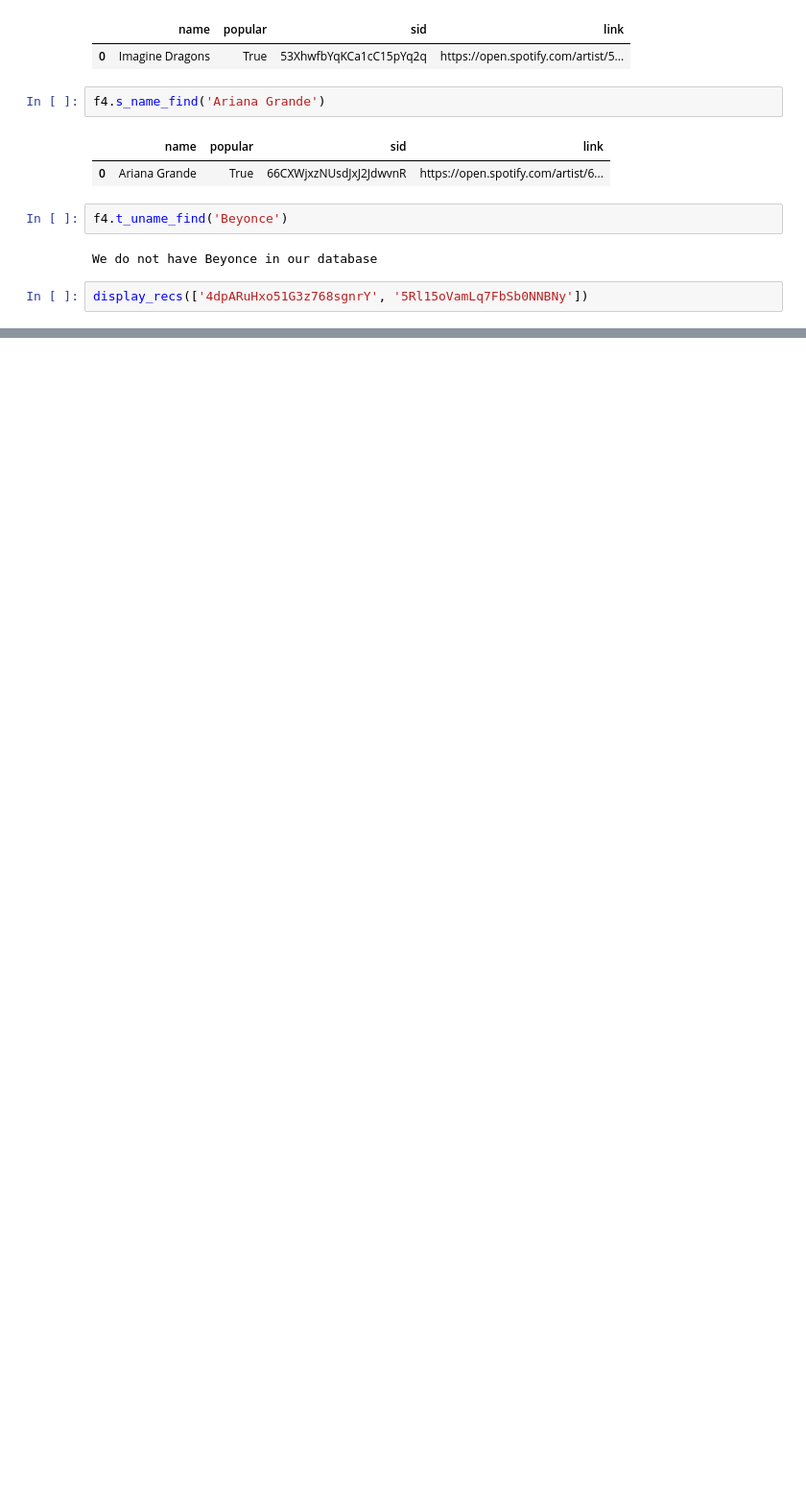
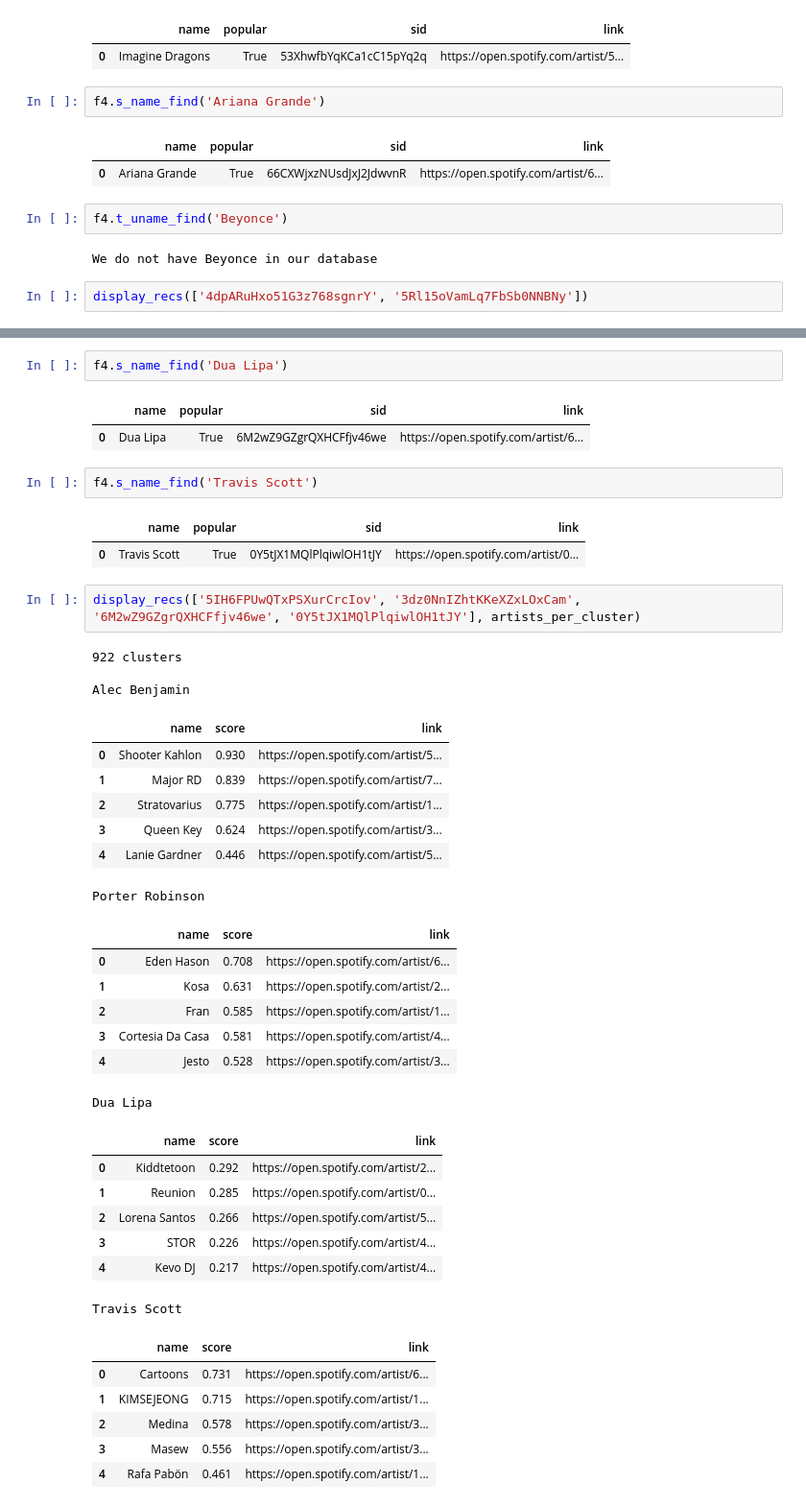
Before and after one commit to TylerJang27/Twitifynd, a Jupyter notebook: Survey Results.ipynb, the cells around one changed output, grey strips where cells are left out. Shown: that part at 96% size. Cells and saved outputs as stored; diff of their text form; blank space fills up the shorter version.

```diff
--- a/Survey Results.ipynb
+++ b/Survey Results.ipynb
@@ -372,0 +481,43 @@ display_recs(['4dpARuHxo51G3z768sgnrY', '5Rl15oVamLq7FbSb0NNBNy'])
+# %%
+f4.s_name_find('Dua Lipa')
+# %% [output]
+|  | name | popular | sid | link |
+| 0 | Dua Lipa | True | 6M2wZ9GZgrQXHCFfjv46we | https://open.spotify.com/artist/6... |
+# %%
+f4.s_name_find('Travis Scott')
+# %% [output]
+|  | name | popular | sid | link |
+| 0 | Travis Scott | True | 0Y5tJX1MQlPlqiwlOH1tJY | https://open.spotify.com/artist/0... |
+# %%
+display_recs(['5IH6FPUwQTxPSXurCrcIov', '3dz0NnIZhtKKeXZxLOxCam', '6M2wZ9GZgrQXHCFfjv46we', '0Y5tJX1MQlPlqiwlOH1tJY'], artists_per_cluster)
+# %% [output]
+922 clusters
+
+Alec Benjamin
+|  | name | score | link |
+| 0 | Shooter Kahlon | 0.930 | https://open.spotify.com/artist/5... |
+| 1 | Major RD | 0.839 | https://open.spotify.com/artist/7... |
+| 2 | Stratovarius | 0.775 | https://open.spotify.com/artist/1... |
+| 3 | Queen Key | 0.624 | https://open.spotify.com/artist/3... |
+| 4 | Lanie Gardner | 0.446 | https://open.spotify.com/artist/5... |
+Porter Robinson
+|  | name | score | link |
+| 0 | Eden Hason | 0.708 | https://open.spotify.com/artist/6... |
+| 1 | Kosa | 0.631 | https://open.spotify.com/artist/2... |
+| 2 | Fran | 0.585 | https://open.spotify.com/artist/1... |
+| 3 | Cortesia Da Casa | 0.581 | https://open.spotify.com/artist/4... |
+| 4 | Jesto | 0.528 | https://open.spotify.com/artist/3... |
+Dua Lipa
+|  | name | score | link |
+| 0 | Kiddtetoon | 0.292 | https://open.spotify.com/artist/2... |
+| 1 | Reunion | 0.285 | https://open.spotify.com/artist/0... |
+| 2 | Lorena Santos | 0.266 | https://open.spotify.com/artist/5... |
+| 3 | STOR | 0.226 | https://open.spotify.com/artist/4... |
+| 4 | Kevo DJ | 0.217 | https://open.spotify.com/artist/4... |
+Travis Scott
+|  | name | score | link |
+| 0 | Cartoons | 0.731 | https://open.spotify.com/artist/6... |
+| 1 | KIMSEJEONG | 0.715 | https://open.spotify.com/artist/1... |
+| 2 | Medina | 0.578 | https://open.spotify.com/artist/3... |
+| 3 | Masew | 0.556 | https://open.spotify.com/artist/3... |
+| 4 | Rafa Pabön | 0.461 | https://open.spotify.com/artist/1... |
```
Also changed, not shown: parts of 104 cells of this notebook.
